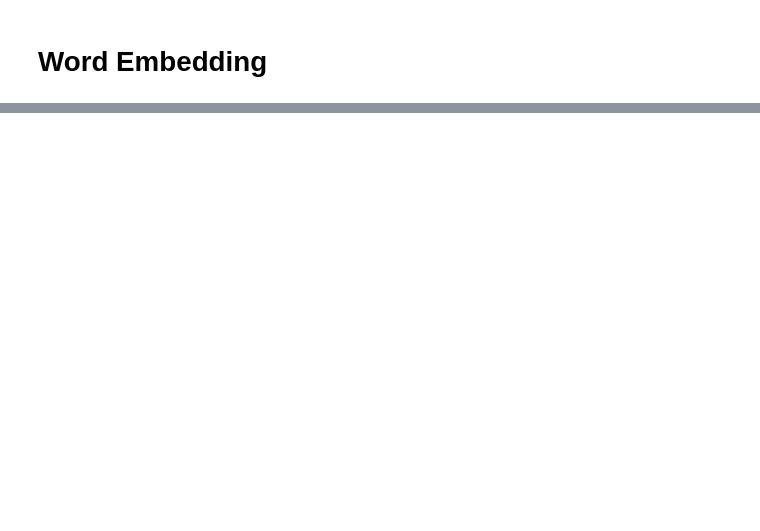
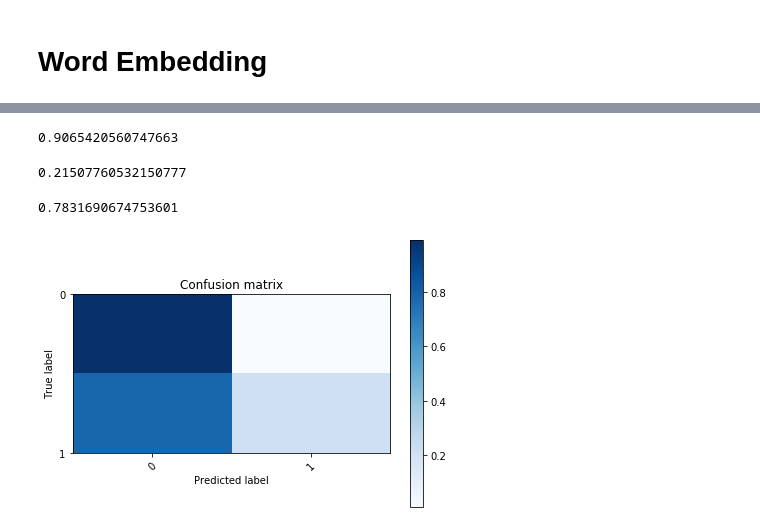
Before and after one commit to para-zhou/offenseval, a Jupyter notebook: Datareader.ipynb, the cells around one changed output, grey strips where cells are left out. Cells and saved outputs as stored; diff of their text form; code cells hidden in the pictures; blank space fills up the shorter version.

```diff
--- a/Datareader.ipynb
+++ b/Datareader.ipynb
@@ -383,6 +421,7 @@ def tfidf(data,vectorizer):
     return vectors,vectorizer
 # %%
 train_vec, tfidf_vectorizer= tfidf(done_train_data, 0)
+test_vec,_ = tfidf(done_test_data,tfidf_vectorizer)
 # %%
 #每一行是一句话
 #vocabsize是
@@ -422,0 +466,58 @@ print(emoji.demojize(a))
+# %%
+precision_score(done_test_label, ts_pred)
+# %% [output]
+0.9065420560747663
+# %%
+recall_score(done_test_label, ts_pred)
+# %% [output]
+0.21507760532150777
+# %%
+nb_model.score(train_vec,done_train_label)
+# %% [output]
+0.7831690674753601
+# %%
+import matplotlib.pyplot as plt
+def test_and_plot(model,tst_data,tst_labels,name,class_num=2):
+    tst_data = np.array(tst_data)
+    tst_labels = np.array(tst_labels).reshape(-1,1)
+    predicted_tst_labels = model.predict(tst_data)
+    conf = np.zeros([class_num,class_num])
+    confnorm = np.zeros([class_num,class_num])
+    for i in range(0,tst_data.shape[0]):
+        j = tst_labels[i,:]
+        k = predicted_tst_labels[i]
+        conf[j,k] = conf[j,k] + 1
+    for i in range(0,class_num):
+        confnorm[i,:] = conf[i,:] / np.sum(conf[i,:])
+    _confusion_matrix(confnorm, name,labels=[i for i in range(class_num)])
+    return model.score(tst_data,tst_labels)
+def test_and_plot_bert(tst_data,tst_labels,prd_labels,name,class_num=2):
+    tst_data = np.array(tst_data)
+    tst_labels = np.array(tst_labels).reshape(-1,1)
+    predicted_tst_labels = prd_labels
+    conf = np.zeros([class_num,class_num])
+    confnorm = np.zeros([class_num,class_num])
+    for i in range(0,tst_data.shape[0]):
+        j = tst_labels[i,:]
+        k = predicted_tst_labels[i]
+        conf[j,k] = conf[j,k] + 1
+    for i in range(0,class_num):
+        confnorm[i,:] = conf[i,:] / np.sum(conf[i,:])
+    _confusion_matrix(confnorm, name,labels=[i for i in range(class_num)])
+    return 0
+def _confusion_matrix(cm, name,title='Confusion matrix', cmap=plt.cm.Blues, labels=[]):
+    plt.imshow(cm, interpolation='nearest', cmap=cmap)
+    plt.title(title)
+    plt.colorbar()
+    tick_marks = np.arange(len(labels))
+    plt.xticks(tick_marks, labels, rotation=45)
+    plt.yticks(tick_marks, labels)
+    plt.tight_layout()
+    plt.ylabel('True label')
+    plt.xlabel('Predicted label')
+    plt.savefig('confusion_mbn'+name+'.png')
+    plt.show()
+# %%
+_=test_and_plot(nb_model,test_vec,done_test_label,'clean_bayes')
+# %% [output]
+[figure, added]
```
Also changed, not shown: parts of 45 cells of this notebook, 15 other files.
